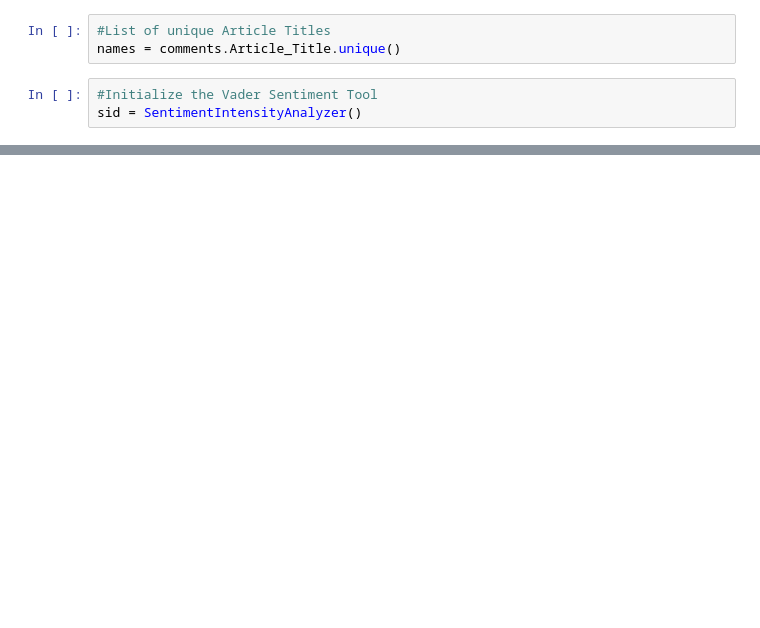
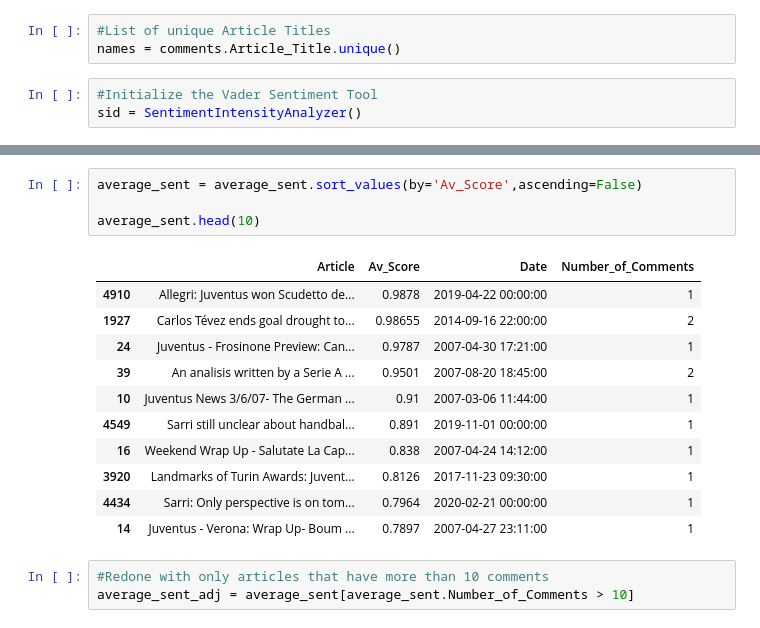
Before and after one commit to rsolter/BWRAO-Comment-Scraper, a Jupyter notebook: Sentiment Analysis.ipynb, the cells around one changed output, grey strips where cells are left out. Cells and saved outputs as stored; diff of their text form; blank space fills up the shorter version.

```diff
--- a/Sentiment Analysis.ipynb
+++ b/Sentiment Analysis.ipynb
@@ -47,0 +149,19 @@ test
+# %%
+average_sent = average_sent.sort_values(by='Av_Score',ascending=False)
+
+average_sent.head(10)
+# %% [output]
+|  | Article | Av_Score | Date | Number_of_Comments |
+| 4910 | Allegri: Juventus won Scudetto de... | 0.9878 | 2019-04-22 00:00:00 | 1 |
+| 1927 | Carlos Tévez ends goal drought to... | 0.98655 | 2014-09-16 22:00:00 | 2 |
+| 24 | Juventus - Frosinone Preview: Can... | 0.9787 | 2007-04-30 17:21:00 | 1 |
+| 39 | An analisis written by a Serie A ... | 0.9501 | 2007-08-20 18:45:00 | 2 |
+| 10 | Juventus News 3/6/07- The German ... | 0.91 | 2007-03-06 11:44:00 | 1 |
+| 4549 | Sarri still unclear about handbal... | 0.891 | 2019-11-01 00:00:00 | 1 |
+| 16 | Weekend Wrap Up - Salutate La Cap... | 0.838 | 2007-04-24 14:12:00 | 1 |
+| 3920 | Landmarks of Turin Awards: Juvent... | 0.8126 | 2017-11-23 09:30:00 | 1 |
+| 4434 | Sarri: Only perspective is on tom... | 0.7964 | 2020-02-21 00:00:00 | 1 |
+| 14 | Juventus - Verona: Wrap Up- Boum ... | 0.7897 | 2007-04-27 23:11:00 | 1 |
+# %%
+#Redone with only articles that have more than 10 comments
+average_sent_adj = average_sent[average_sent.Number_of_Comments > 10]
```
Also changed, not shown: parts of 14 cells of this notebook.
